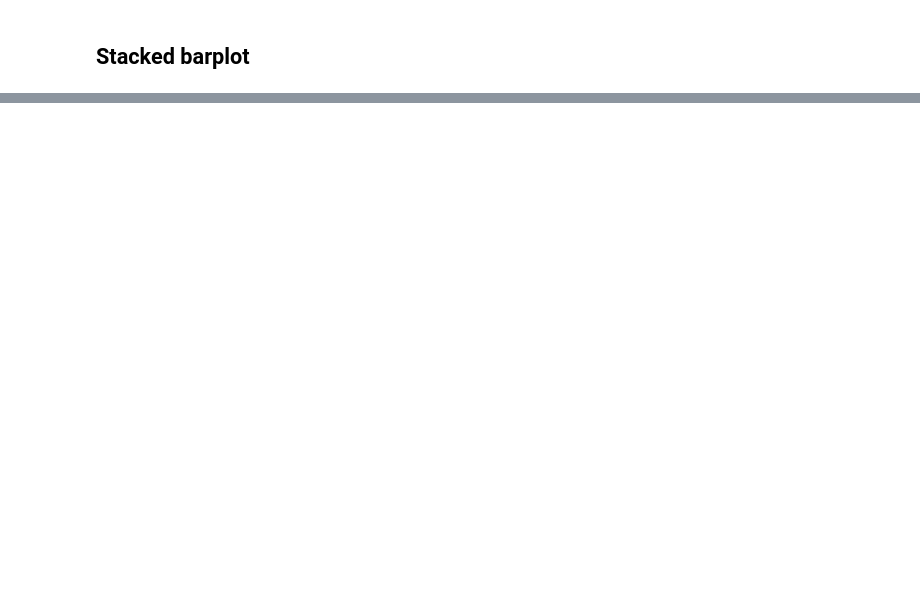
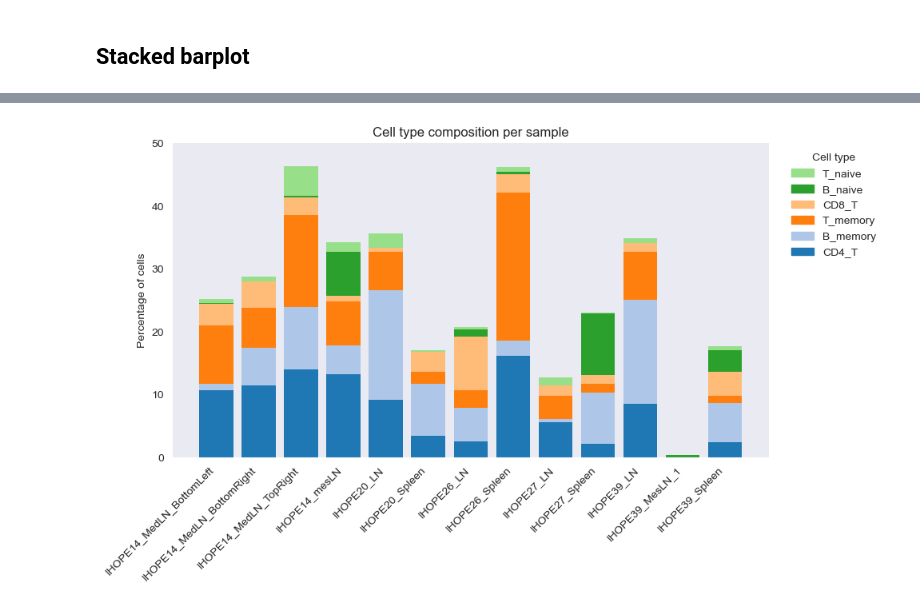
Before and after one commit to EmmyRamsesBerg/IHOPE_SpatialProteomics, a Jupyter notebook: notebooks/Sample_comparison_IHOPE.ipynb, the cells around one changed output, grey strips where cells are left out. Cells and saved outputs as stored; diff of their text form; code cells hidden in the pictures; blank space fills up the shorter version.

```diff
--- a/notebooks/Sample_comparison_IHOPE.ipynb
+++ b/notebooks/Sample_comparison_IHOPE.ipynb
@@ -229,14 +257,16 @@ TypeError: plot_celltype_stacked_barplot() got an unexpected keyword argument 'g
 # %%
 importlib.reload(comparison)
 from scripts.comparison import plot_celltype_stacked_barplot
 
 palette = plot_celltype_stacked_barplot(
     df,
-    levels=["subtype"],
+    levels=["intermediate"],
     x="sample",
     title="Cell type composition per sample",
-    ylim = (0, 80)
+    ylim = (0, 50)
 )
+# %% [output]
+[figure, added]
 # %%
 importlib.reload(comparison)
 from scripts.comparison import plot_celltype_stacked_barplot
```
Also changed, not shown: parts of 15 cells of this notebook.
